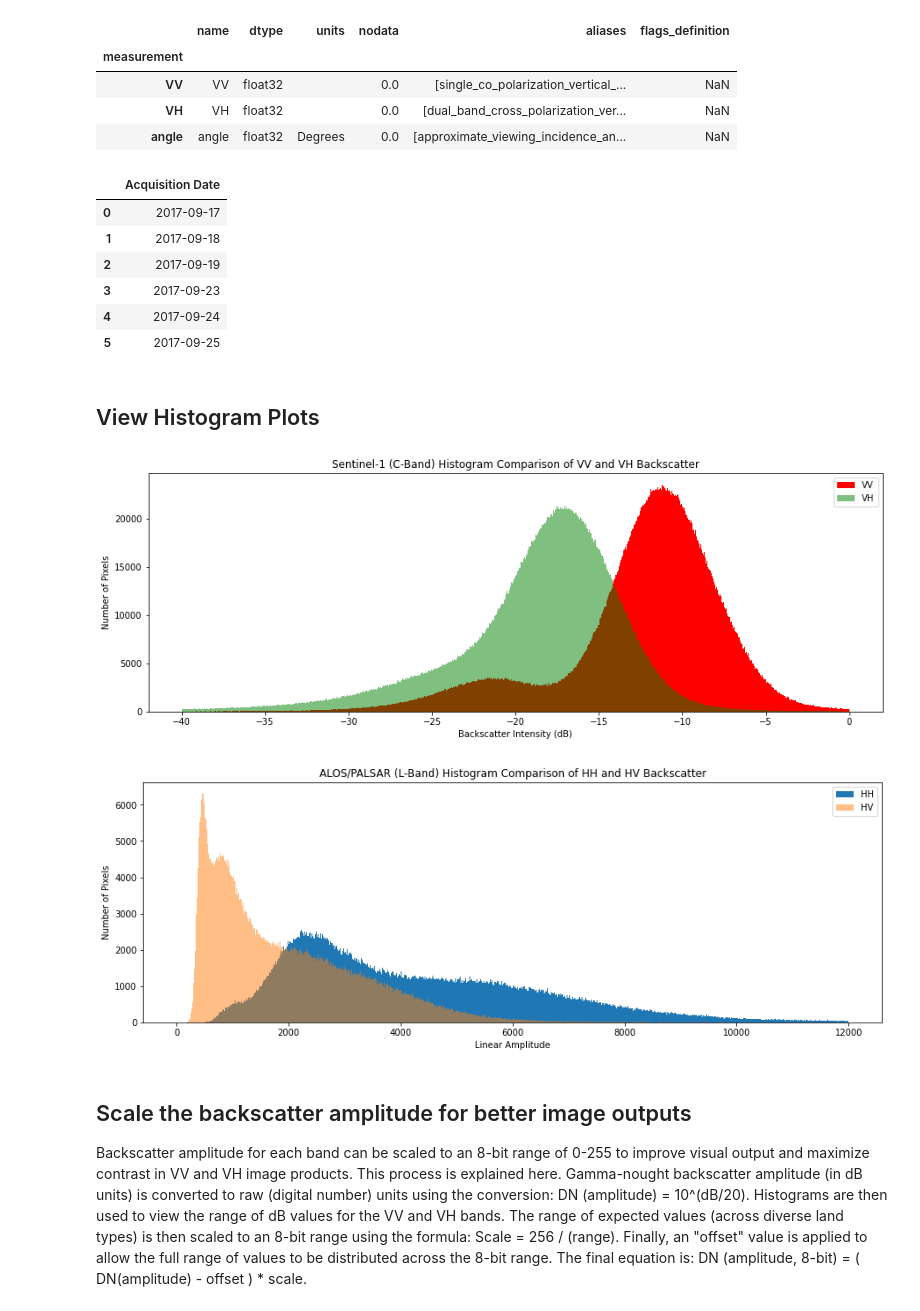
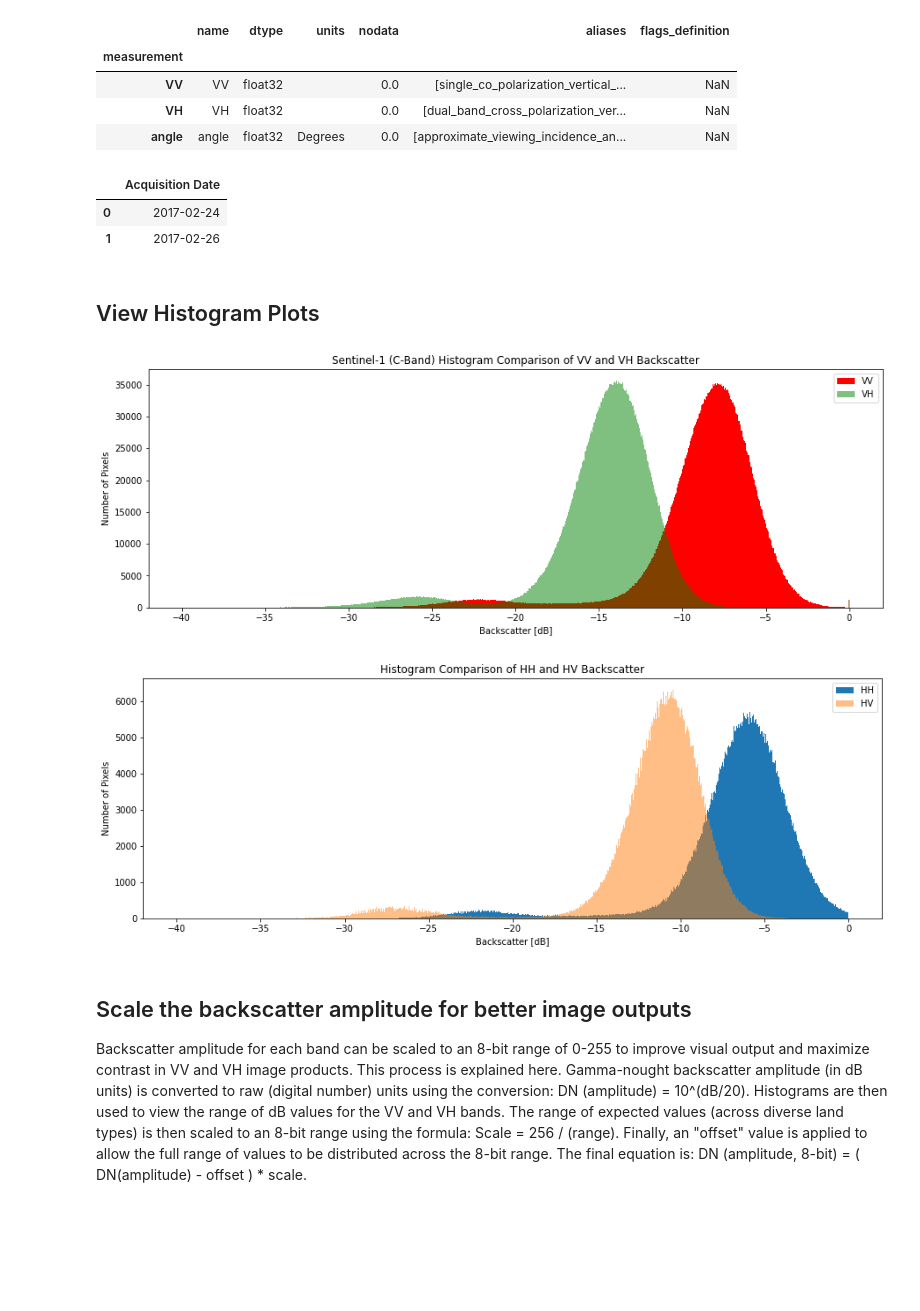
Before and after one commit to gamedaygeorge/ceos-sar-guide, a Jupyter notebook: 03.04.01.Examples_Of_Simple_SAR_Interpretation_Guide_C_Band_L_Band_Combined.ipynb, the cells around one changed output. Cells and saved outputs as stored; diff of their text form; code cells hidden in the pictures; blank space fills up the shorter version.

Commit message:
Updated Histograms

```diff
--- a/03.04.01.Examples_Of_Simple_SAR_Interpretation_Guide_C_Band_L_Band_Combined.ipynb
+++ b/03.04.01.Examples_Of_Simple_SAR_Interpretation_Guide_C_Band_L_Band_Combined.ipynb
@@ -82,7 +80,7 @@ product_alos = 'palsar_google'
 ## <span id="define_extents">Define the Extents of the Analysis and View [&#9652;](#top)</span>
 # %%
 #@title Choose Example { run: "auto" }
-example_name = "4.2.8 Agriculture" #@param ["4.2.1 Dense tropical forest", "4.2.2 Deforestation & regrowth", "4.2.3 Flooded wetlands", "4.2.4 Mangroves", "4.2.5 Rubber", "4.2.6 Oil palm & Acacia", "4.2.7 Irrigated rice", "4.2.8 Agriculture", "4.2.9 Rangelands & pastures", "4.2.10 Savannah", "4.2.11 Arid terrain & rock outcrops", "4.2.12 Open water", "4.2.13 Signal attenuation"]
+example_name = "4.2.3 Flooded wetlands" #@param ["4.2.1 Dense tropical forest", "4.2.2 Deforestation & regrowth", "4.2.3 Flooded wetlands", "4.2.4 Mangroves", "4.2.5 Rubber", "4.2.6 Oil palm & Acacia", "4.2.7 Irrigated rice", "4.2.8 Agriculture", "4.2.9 Rangelands & pastures", "4.2.10 Savannah", "4.2.11 Arid terrain & rock outcrops", "4.2.12 Open water", "4.2.13 Signal attenuation"]
 variable1_name = "C-Band"
 variable2_name = "L-Band"
 lat_long = ()
@@ -184,12 +182,8 @@ sar_alos_Lband_dataset = dc.load(product=product_alos, measurements=['hh','hv'],
 pd.DataFrame(list(sar_sentinel1_Cband_dataset.time.values.astype('datetime64[D]')),columns=['Acquisition Date'])
 # %% [output]
 |  | Acquisition Date |
-| 0 | 2017-09-17 |
-| 1 | 2017-09-18 |
-| 2 | 2017-09-19 |
-| 3 | 2017-09-23 |
-| 4 | 2017-09-24 |
-| 5 | 2017-09-25 |
+| 0 | 2017-02-24 |
+| 1 | 2017-02-26 |
 # %% [markdown]
 ## View Histogram Plots
 # %%
@@ -201,25 +195,25 @@ fig = plt.figure(figsize=(15, 5))
 sar_sentinel1_Cband_dataset.isel(time=acq_ind_to_show).VV.plot.hist(bins=1000, range=(-40,0), label="VV", facecolor='red')
 sar_sentinel1_Cband_dataset.isel(time=acq_ind_to_show).VH.plot.hist(bins=1000, range=(-40,0), label="VH", alpha=0.5, facecolor='green')
 plt.legend()
-plt.xlabel("Backscatter Intensity (dB)")
+plt.xlabel("Backscatter [dB]")
 plt.ylabel("Number of Pixels")
 plt.title("Sentinel-1 (C-Band) Histogram Comparison of VV and VH Backscatter")
 plt.show()
 # %% [output]
-[figure, old version]
+[figure, new version]
 # %%
 year_index = 0
 # %%
 fig = plt.figure(figsize=(15, 5))
-sar_alos_Lband_dataset.isel(time=year_index).hh.plot.hist(bins=1000, range=(0,12000), label="HH")
-sar_alos_Lband_dataset.isel(time=year_index).hv.plot.hist(bins=1000, range=(0,12000), label="HV", alpha=0.5)
+(20*np.log10(sar_alos_Lband_dataset.isel(time=year_index).hh)-83.0).plot.hist(bins=1000, range=(-40,0), label="HH")
+(20*np.log10(sar_alos_Lband_dataset.isel(time=year_index).hv)-83.0).plot.hist(bins=1000, range=(-40,0), label="HV", alpha=0.5)
 plt.legend()
-plt.xlabel("Linear Amplitude")
+plt.xlabel("Backscatter [dB]")
 plt.ylabel("Number of Pixels")
-plt.title("ALOS/PALSAR (L-Band) Histogram Comparison of HH and HV Backscatter")
+plt.title("Histogram Comparison of HH and HV Backscatter")
 plt.show()
 # %% [output]
-[figure, old version]
+[figure, new version]
 # %% [markdown]
 ## Scale the backscatter amplitude for better image outputs
 Backscatter amplitude for each band can be scaled to an 8-bit range of 0-255 to improve visual output and maximize contrast in VV and VH image products. This process is explained here. Gamma-nought backscatter amplitude (in dB units) is converted to raw (digital number) units using the conversion: DN (amplitude) = 10^(dB/20). Histograms are then used to view the range of dB values for the VV and VH bands. The range of expected values (across diverse land types) is then scaled to an 8-bit range using the formula: Scale = 256 / (range). Finally, an "offset" value is applied to allow the full range of values to be distributed across the 8-bit range. The final equation is: DN (amplitude, 8-bit) = ( DN(amplitude) - offset ) * scale.
```
Also changed, not shown: parts of 6 cells of this notebook.
